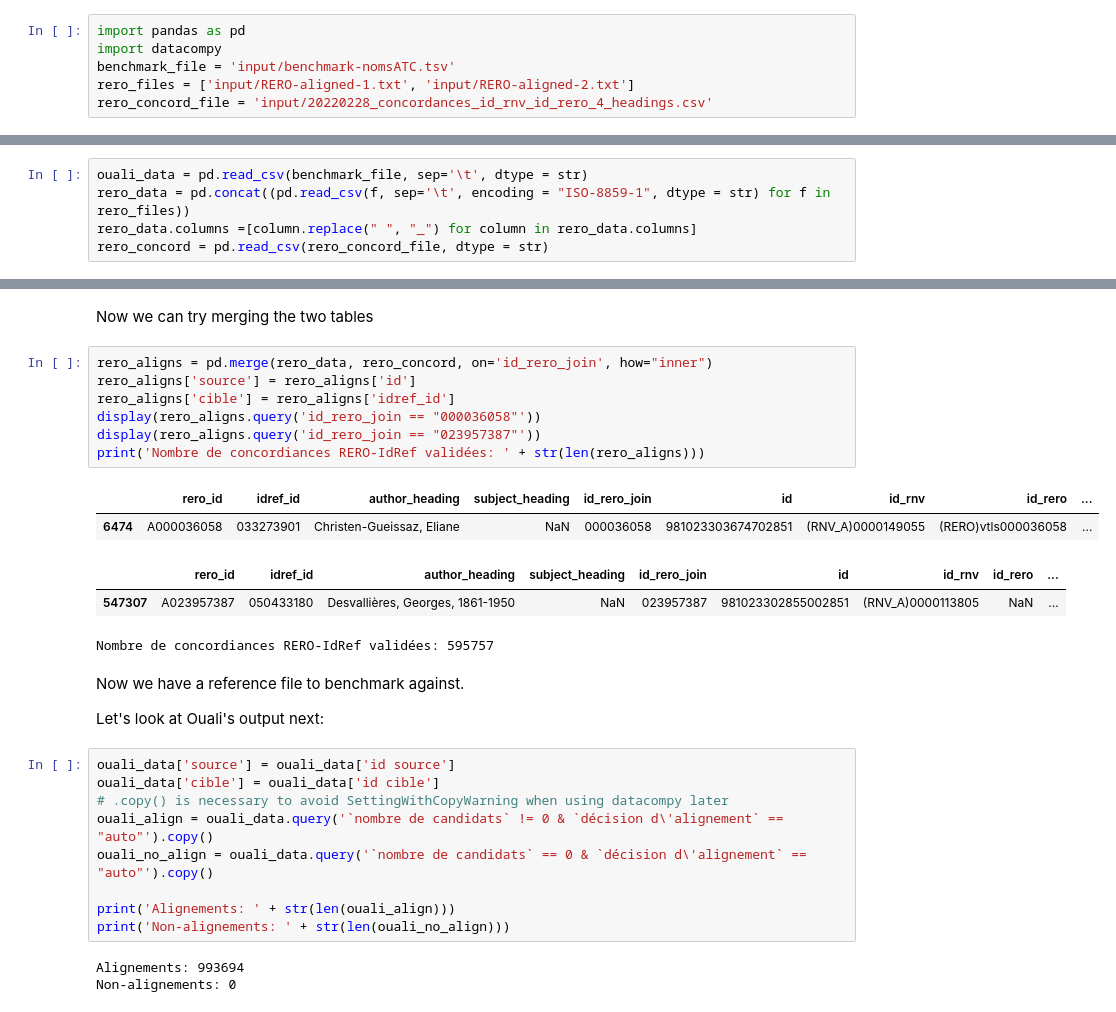
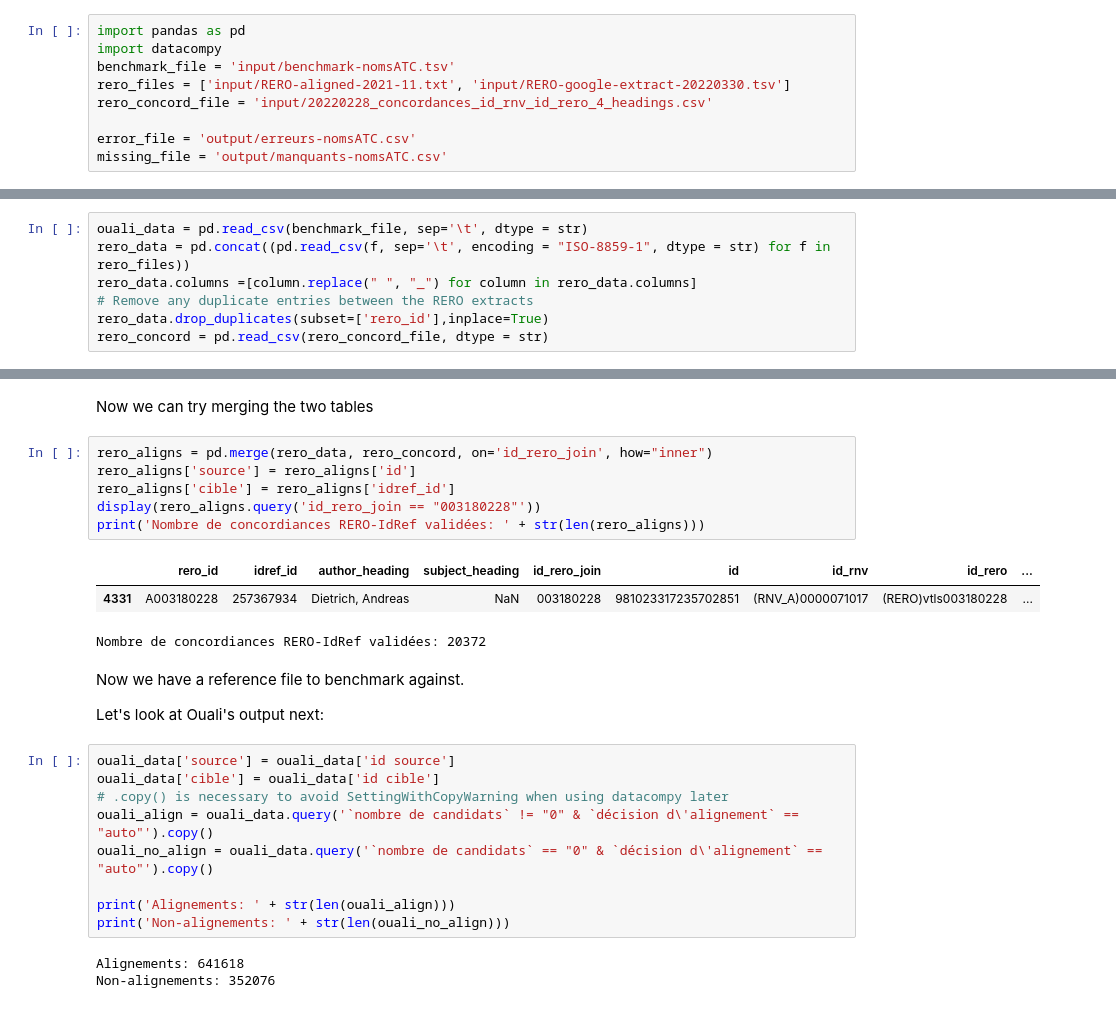
Before and after one commit to timtomch/ouali-benchmark, a Jupyter notebook: Ouali-benchmark.ipynb, the cells around one changed output, grey strips where cells are left out. Drawn from its saved outputs; the diff is of its cells as text.

Commit message:
Compare les alignements en commun uniquement

```diff
--- a/Ouali-benchmark.ipynb
+++ b/Ouali-benchmark.ipynb
@@ -2,13 +2,18 @@
 import pandas as pd
 import datacompy
 benchmark_file = 'input/benchmark-nomsATC.tsv'
-rero_files = ['input/RERO-aligned-1.txt', 'input/RERO-aligned-2.txt']
+rero_files = ['input/RERO-aligned-2021-11.txt', 'input/RERO-google-extract-20220330.tsv']
 rero_concord_file = 'input/20220228_concordances_id_rnv_id_rero_4_headings.csv'
+
+error_file = 'output/erreurs-nomsATC.csv'
+missing_file = 'output/manquants-nomsATC.csv'
 # %% [markdown]
 Import all data into dataframes. Specifying the `dtype` appears necessary because otherwise pandas doesn't know what to do with columns containing both numbers and text.
 # %%
 ouali_data = pd.read_csv(benchmark_file, sep='\t', dtype = str)
 rero_data = pd.concat((pd.read_csv(f, sep='\t', encoding = "ISO-8859-1", dtype = str) for f in rero_files))
 rero_data.columns =[column.replace(" ", "_") for column in rero_data.columns]
+# Remove any duplicate entries between the RERO extracts
+rero_data.drop_duplicates(subset=['rero_id'],inplace=True)
 rero_concord = pd.read_csv(rero_concord_file, dtype = str)
 # %%
@@ -58,16 +49,13 @@ Now we can try merging the two tables
 # %%
 rero_aligns = pd.merge(rero_data, rero_concord, on='id_rero_join', how="inner")
 rero_aligns['source'] = rero_aligns['id']
 rero_aligns['cible'] = rero_aligns['idref_id']
-display(rero_aligns.query('id_rero_join == "000036058"'))
-display(rero_aligns.query('id_rero_join == "023957387"'))
+display(rero_aligns.query('id_rero_join == "003180228"'))
 print('Nombre de concordiances RERO-IdRef validées: ' + str(len(rero_aligns)))
 # %% [output]
 |  | rero_id | idref_id | author_heading | subject_heading | id_rero_join | id | id_rnv | id_rero | ... |
-| 6474 | A000036058 | 033273901 | Christen-Gueissaz, Eliane | NaN | 000036058 | 981023303674702851 | (RNV_A)0000149055 | (RERO)vtls000036058 | ... |
+| 4331 | A003180228 | 257367934 | Dietrich, Andreas | NaN | 003180228 | 981023317235702851 | (RNV_A)0000071017 | (RERO)vtls003180228 | ... |
-|  | rero_id | idref_id | author_heading | subject_heading | id_rero_join | id | id_rnv | id_rero | ... |
-| 547307 | A023957387 | 050433180 | Desvallières, Georges, 1861-1950 | NaN | 023957387 | 981023302855002851 | (RNV_A)0000113805 | NaN | ... |
-Nombre de concordiances RERO-IdRef validées: 595757
+Nombre de concordiances RERO-IdRef validées: 20372
 # %% [markdown]
 Now we have a reference file to benchmark against.
 
@@ -76,14 +64,14 @@ Let's look at Ouali's output next:
 ouali_data['source'] = ouali_data['id source']
 ouali_data['cible'] = ouali_data['id cible']
 # .copy() is necessary to avoid SettingWithCopyWarning when using datacompy later
-ouali_align = ouali_data.query('`nombre de candidats` != 0 & `décision d\'alignement` == "auto"').copy()
-ouali_no_align = ouali_data.query('`nombre de candidats` == 0 & `décision d\'alignement` == "auto"').copy()
+ouali_align = ouali_data.query('`nombre de candidats` != "0" & `décision d\'alignement` == "auto"').copy()
+ouali_no_align = ouali_data.query('`nombre de candidats` == "0" & `décision d\'alignement` == "auto"').copy()
 
 print('Alignements: ' + str(len(ouali_align)))
 print('Non-alignements: ' + str(len(ouali_no_align)))
 # %% [output]
-Alignements: 993694
-Non-alignements: 0
+Alignements: 641618
+Non-alignements: 352076
 # %%
 display(ouali_align)
 display(rero_aligns)
```
Also changed, not shown: parts of 12 cells of this notebook, 1 other file.
